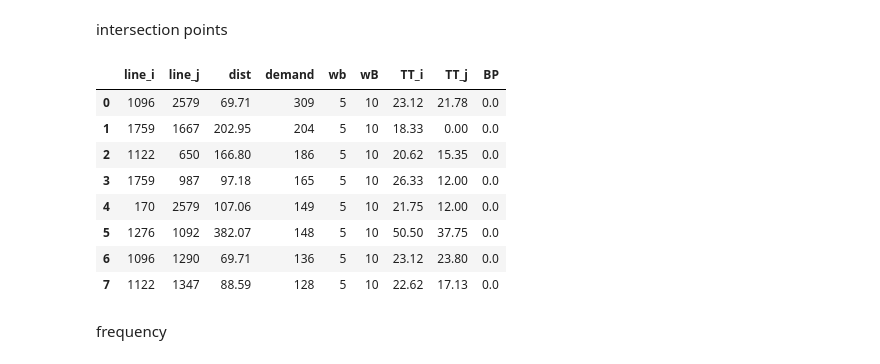
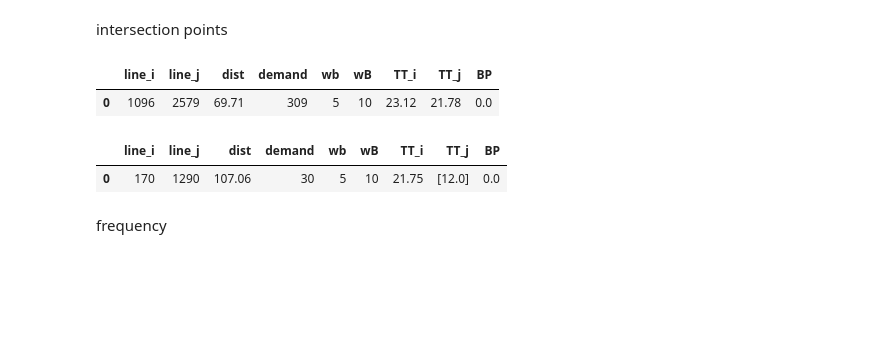
Before and after one commit to jonathan-murana/bus-generator, a Jupyter notebook: bus.ipynb, the cells around one changed output. Saved outputs shown, nothing was run; the diff lists cells and outputs as text; code cells hidden in the pictures; blank space fills up the shorter version.

```diff
--- a/bus.ipynb
+++ b/bus.ipynb
@@ -192 +115,5 @@ Name: cod_variante, dtype: int64
+# %%
+bus_schedules_by_stops = bus_schedules_by_stops[bus_schedules_by_stops['cod_variante']
+                                                .isin(cod_variante_validas)]
+#bus_schedules_by_stops.head(100)
 # %% [markdown]
@@ -390,9 +358,17 @@ caculate distance between stops of lines
 def dist(geometry_1,geometry_2):
     return geometry_1.distance(geometry_2)
 
-transfers_with_stop_coors['dist'] =\
-transfers_with_stop_coors.apply(lambda e:dist(e.line_1_geometry,e.line_2_geometry),axis = 1)
-transfers_with_stop_coors.head(20)
+def add_dist(transfers_with_stop_coors):
+    transfers_with_stop_coors['dist'] =\
+    transfers_with_stop_coors.apply(lambda e:dist(e.line_1_geometry,e.line_2_geometry),axis = 1)
+    transfers_with_stop_coors.head(20)
+    return transfers_with_stop_coors
+
+transfers_all_day_max_tts_coors_dist = add_dist(transfers_all_day_max_tts_coors)
+transfers_1200_1400_max_tts_coors_dist = add_dist(transfers_1200_1400_max_tts_coors)
+
+display(transfers_all_day_max_tts_coors_dist.head(1))
+display(transfers_1200_1400_max_tts_coors_dist.head(1))
 # %% [output]
 |  | line_id_1 | line_id_2 | n_transfers | line_1_geometry | line_2_geometry | TT1 | TT2 | dist |
 | 0 | 1096 | 2579 | 309 | POINT (574358.64012 6142007.80678) | POINT (574335.992349177 6142073.7... | 23.12 | 21.78 | 69.71 |
@@ -406,24 +377,26 @@ transfers_with_stop_coors.head(20)
 # %% [markdown]
 intersection points
 # %%
-points = transfers_with_stop_coors[['line_id_1','line_id_2','dist','n_transfers','TT1','TT2']]
-points.columns = ['line_i','line_j','dist','demand','TT_i','TT_j']
-points.insert(4, 'wb',5)
-points.insert(5, 'wB', 10)
-#points.insert(6, 'TT_i', np.zeros(len(points)))
-#points.insert(7, 'TT_j', np.zeros(len(points)))
-points.insert(8, 'BP', np.zeros(len(points)))
-points.head(60)
+def dist(transfers_with_stop_coors):
+    points = transfers_with_stop_coors[['line_id_1','line_id_2','dist','n_transfers','TT1','TT2']]
+    points.columns = ['line_i','line_j','dist','demand','TT_i','TT_j']
+    points.insert(4, 'wb',5)
+    points.insert(5, 'wB', 10)
+    #points.insert(6, 'TT_i', np.zeros(len(points)))
+    #points.insert(7, 'TT_j', np.zeros(len(points)))
+    points.insert(8, 'BP', np.zeros(len(points)))
+    return points
+
+points_all_day = dist(transfers_all_day_max_tts_coors_dist)
+points_1200_1400 = dist(transfers_1200_1400_max_tts_coors_dist)
+
+display(points_all_day.head(1))
+display(points_1200_1400.head(1))
 # %% [output]
 |  | line_i | line_j | dist | demand | wb | wB | TT_i | TT_j | BP |
 | 0 | 1096 | 2579 | 69.71 | 309 | 5 | 10 | 23.12 | 21.78 | 0.0 |
-| 1 | 1759 | 1667 | 202.95 | 204 | 5 | 10 | 18.33 | 0.00 | 0.0 |
-| 2 | 1122 | 650 | 166.80 | 186 | 5 | 10 | 20.62 | 15.35 | 0.0 |
-| 3 | 1759 | 987 | 97.18 | 165 | 5 | 10 | 26.33 | 12.00 | 0.0 |
-| 4 | 170 | 2579 | 107.06 | 149 | 5 | 10 | 21.75 | 12.00 | 0.0 |
-| 5 | 1276 | 1092 | 382.07 | 148 | 5 | 10 | 50.50 | 37.75 | 0.0 |
-| 6 | 1096 | 1290 | 69.71 | 136 | 5 | 10 | 23.12 | 23.80 | 0.0 |
-| 7 | 1122 | 1347 | 88.59 | 128 | 5 | 10 | 22.62 | 17.13 | 0.0 |
+|  | line_i | line_j | dist | demand | wb | wB | TT_i | TT_j | BP |
+| 0 | 170 | 1290 | 107.06 | 30 | 5 | 10 | 21.75 | [12.0] | 0.0 |
 # %% [markdown]
 frequency
 # %%
```
Also changed, not shown: parts of 38 cells of this notebook, 9 other files.
